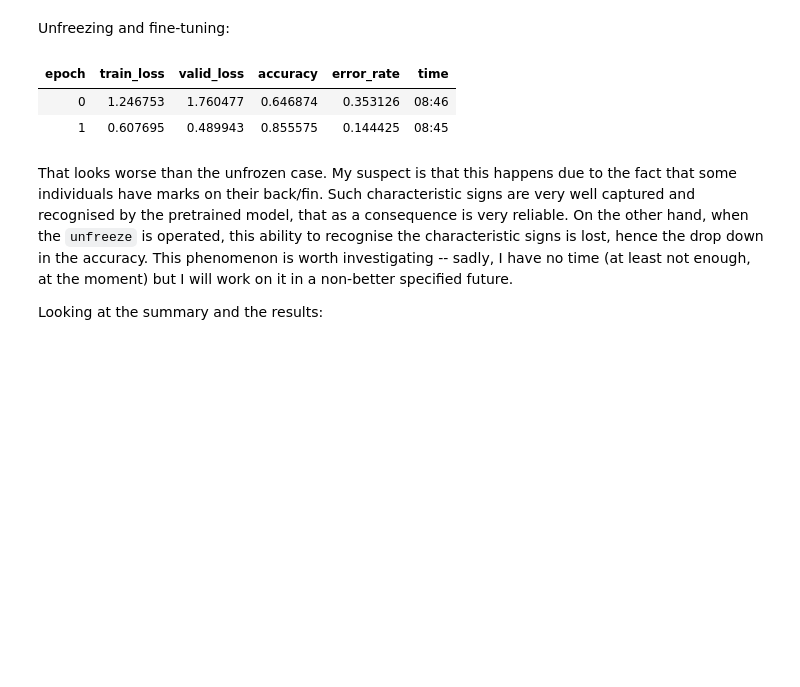
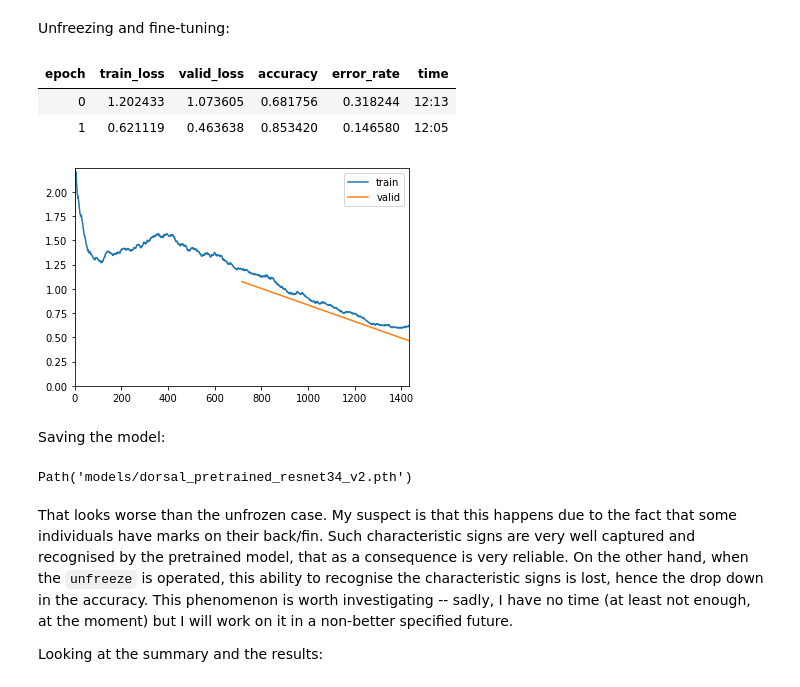
Before and after one commit to EnricoMartello/ML_WhaleRecognition, a Jupyter notebook: whale_recognition_fastai_hd.ipynb, the cells around one changed output. Saved outputs shown, nothing was run; the diff lists cells and outputs as text; code cells hidden in the pictures; blank space fills up the shorter version.

```diff
--- a/whale_recognition_fastai_hd.ipynb
+++ b/whale_recognition_fastai_hd.ipynb
@@ -289,4 +315,4 @@ SuggestedLRs(valley=0.001737800776027143)
 # %%
-learn_pretrained.fit_one_cycle(3,2e-2)
+learn_pretrained.fit_one_cycle(3,2e-2,cbs=[ShowGraphCallback()])
 # %% [output]
 | epoch | train_loss | valid_loss | accuracy | error_rate | time |
@@ -298,11 +325,18 @@ Unfreezing and fine-tuning:
 # %%
 learn_pretrained.unfreeze()
 # %%
-learn_pretrained.fit_one_cycle(2, 3e-2)
+learn_pretrained.fit_one_cycle(2, 3e-2,cbs=[ShowGraphCallback()])
 # %% [output]
 | epoch | train_loss | valid_loss | accuracy | error_rate | time |
-| 0 | 1.246753 | 1.760477 | 0.646874 | 0.353126 | 08:46 |
-| 1 | 0.607695 | 0.489943 | 0.855575 | 0.144425 | 08:45 |
+| 0 | 1.202433 | 1.073605 | 0.681756 | 0.318244 | 12:13 |
+| 1 | 0.621119 | 0.463638 | 0.853420 | 0.146580 | 12:05 |
+[figure, added]
+# %% [markdown]
+Saving the model:
+# %%
+learn_pretrained.save('dorsal_pretrained_resnet34_v3')
+# %% [output]
+Path('models/dorsal_pretrained_resnet34_v2.pth')
 # %% [markdown]
 That looks worse than the unfrozen case. My suspect is that this happens due to the fact that some individuals have marks on their back/fin. Such characteristic signs are very well captured and recognised by the pretrained model, that as a consequence is very reliable. On the other hand, when the `unfreeze` is operated, this ability to recognise the characteristic signs is lost, hence the drop down in the accuracy. This phenomenon is worth investigating -- sadly, I have no time (at least not enough, at the moment) but I will work on it in a non-better specified future.
 
```
Also changed, not shown: parts of 25 cells of this notebook.
